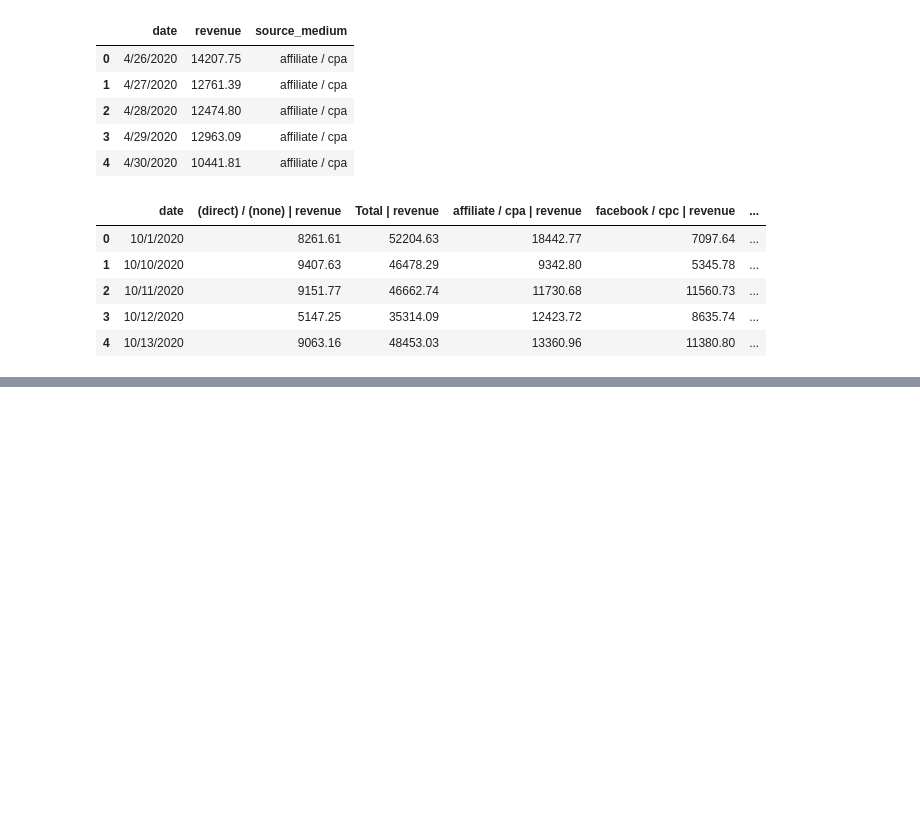
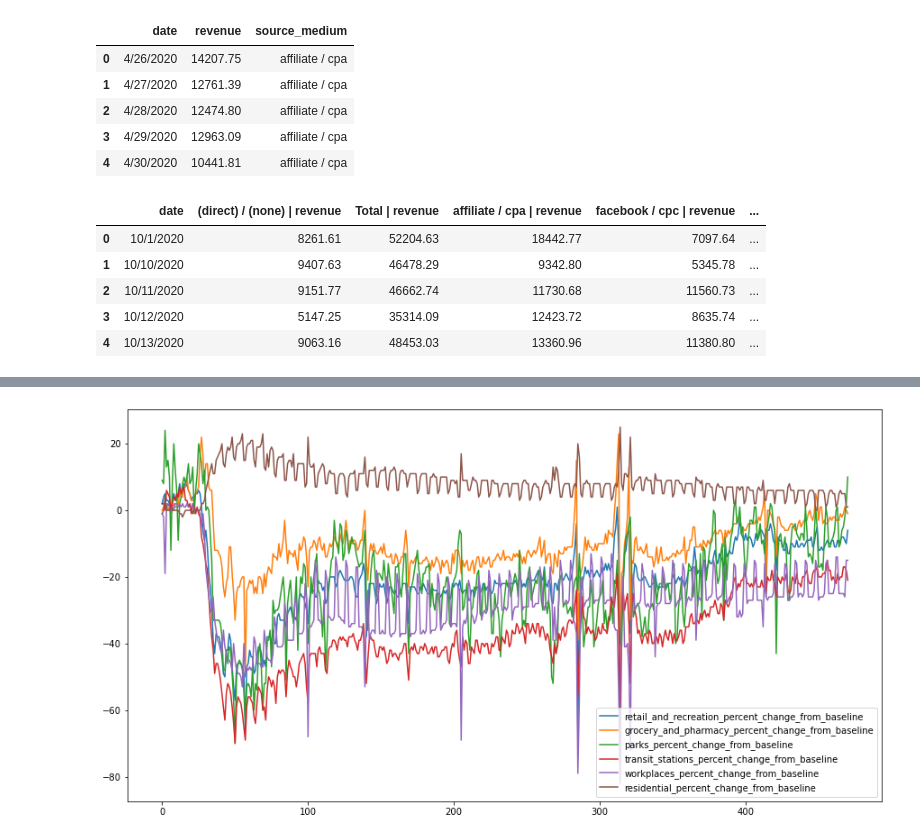
Before and after one commit to hammer-mt/VEX-MMM, a Jupyter notebook: notebooks/Data Cleaning.ipynb, the cells around one changed output, grey strips where cells are left out. Drawn from its saved outputs; the diff is of its cells as text; code cells hidden in the pictures; blank space fills up the shorter version.

```diff
--- a/notebooks/Data Cleaning.ipynb
+++ b/notebooks/Data Cleaning.ipynb
@@ -182,0 +424,5 @@ df.to_csv('../data/revenue_clean.csv', index=False)
+# %%
+# Load and append 2021 data
+file_name = "2021_US_Region_Mobility_Report.csv"
+data2 = pd.read_csv('../data/'+file_name)
+data2.head()
@@ -182,0 +440,3 @@ df.to_csv('../data/revenue_clean.csv', index=False)
+# %%
+df2 = handle_covid_data(data2, sub_region_1="Florida")
+df2.shape
@@ -182,0 +454,4 @@ df.to_csv('../data/revenue_clean.csv', index=False)
+# %%
+merged = df.append(df2)
+print(merged.shape)
+merged.sample(10)
@@ -182,0 +471,5 @@ df.to_csv('../data/revenue_clean.csv', index=False)
+# %%
+merged.reset_index(inplace=True, drop=True)
+merged.plot(figsize=(15,8));
+# %% [output]
+[figure, added]
```
Also changed, not shown: parts of 34 cells of this notebook, 9 other files.
